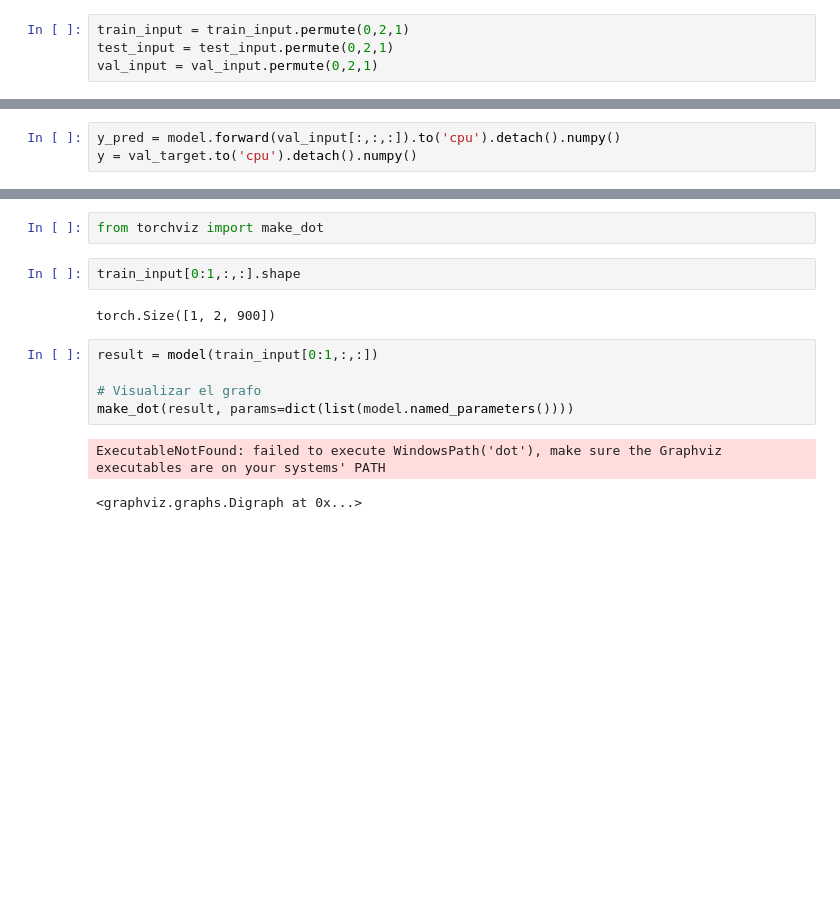
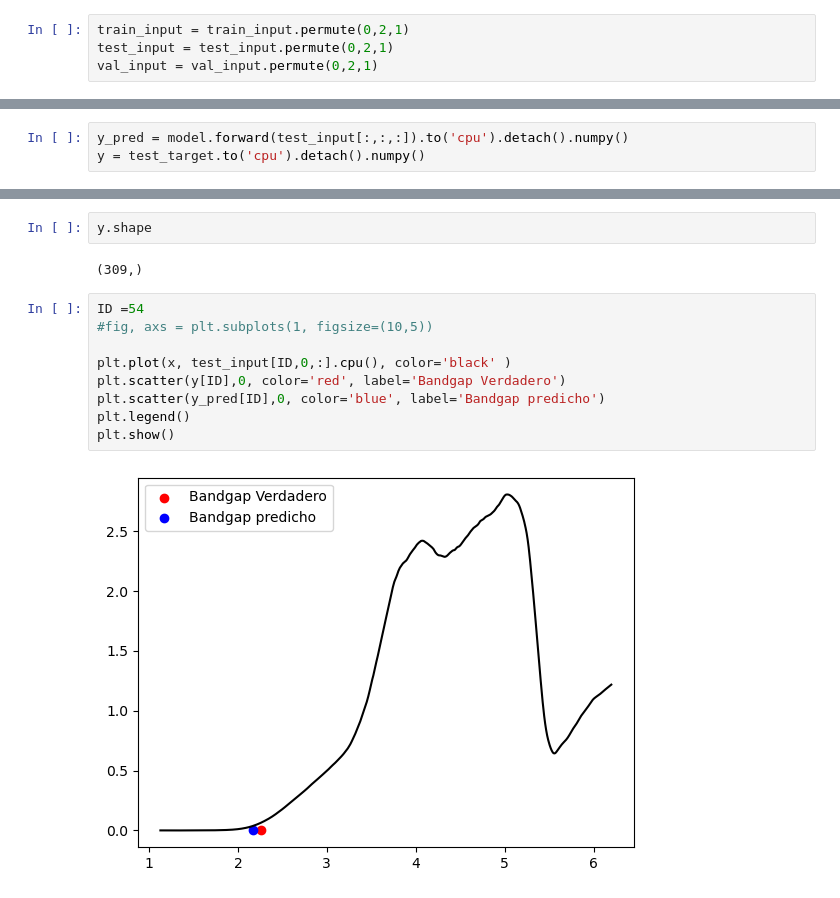
Before and after one commit to WilhelmBuitrago/BandGap-Prediction, a Jupyter notebook: code/CNN_Regretion.ipynb, the cells around one changed output, grey strips where cells are left out. Cells and saved outputs as stored; diff of their text form; blank space fills up the shorter version.

```diff
--- a/code/CNN_Regretion.ipynb
+++ b/code/CNN_Regretion.ipynb
@@ -203,3 +209,3 @@ torch.Size([1, 2, 900])
 # %%
-y_pred = model.forward(val_input[:,:,:]).to('cpu').detach().numpy()
-y = val_target.to('cpu').detach().numpy()
+y_pred = model.forward(test_input[:,:,:]).to('cpu').detach().numpy()
+y = test_target.to('cpu').detach().numpy()
@@ -223,14 +242,15 @@ Max_Error: 2.8462884
-# %%
-from torchviz import make_dot
-# %%
-train_input[0:1,:,:].shape
-# %% [output]
-torch.Size([1, 2, 900])
-# %%
-result = model(train_input[0:1,:,:])
-
-# Visualizar el grafo
-make_dot(result, params=dict(list(model.named_parameters())))
-# %% [output]
-ExecutableNotFound: failed to execute WindowsPath('dot'), make sure the Graphviz executables are on your systems' PATH
-<graphviz.graphs.Digraph at 0x...>
+# %%
+y.shape
+# %% [output]
+(309,)
+# %%
+ID =54
+#fig, axs = plt.subplots(1, figsize=(10,5))
+
+plt.plot(x, test_input[ID,0,:].cpu(), color='black' )
+plt.scatter(y[ID],0, color='red', label='Bandgap Verdadero')
+plt.scatter(y_pred[ID],0, color='blue', label='Bandgap predicho')
+plt.legend()
+plt.show()
+# %% [output]
+[figure, added]
```
Also changed, not shown: parts of 17 cells of this notebook, 1 other file.
